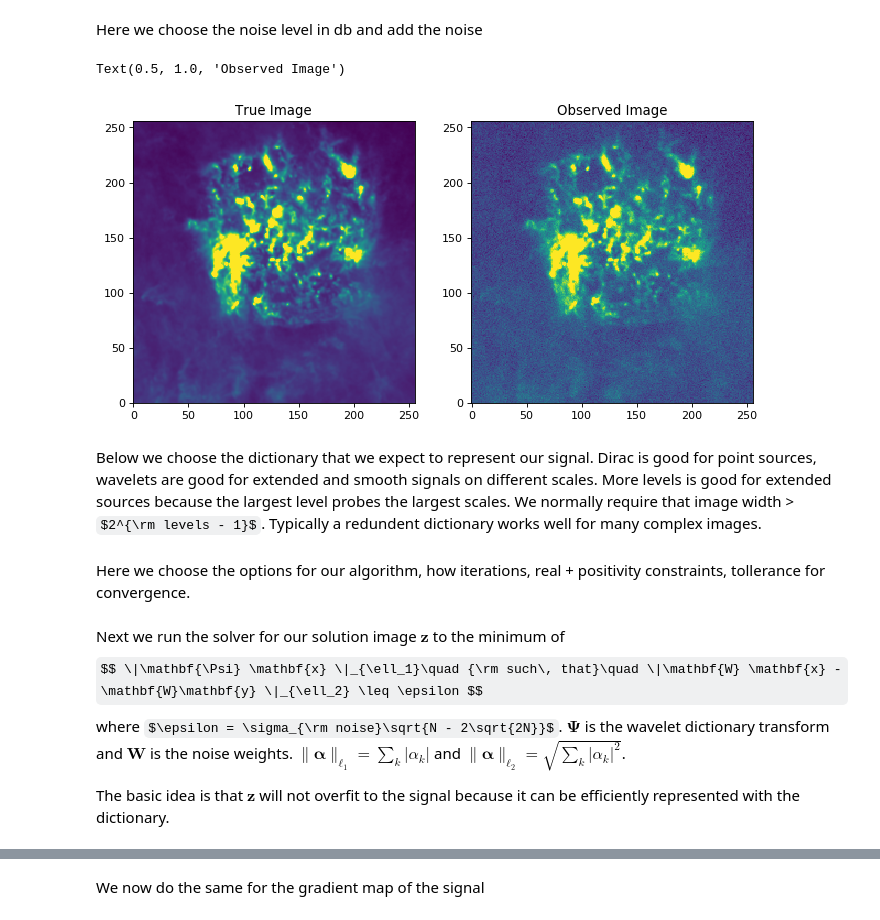
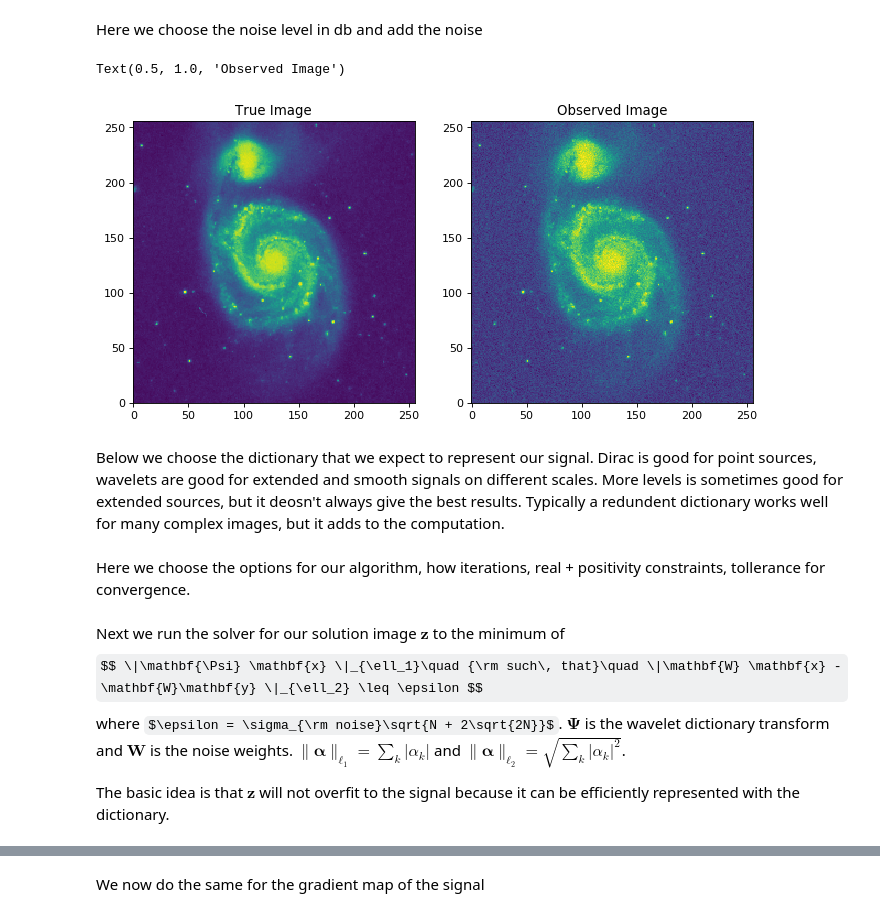
Before and after one commit to Luke-Pratley/Clear-Skies, a Jupyter notebook: examples/2d_denoising_example.ipynb, the cells around one changed output, grey strips where cells are left out. Cells and saved outputs as stored; diff of their text form; code cells hidden in the pictures; some formulas as TeX source.

```diff
--- a/examples/2d_denoising_example.ipynb
+++ b/examples/2d_denoising_example.ipynb
@@ -24,7 +25,7 @@ def open_header(image_file):
 # %% [markdown]
 Here we load the ground truth image
 # %%
-input_file = "../data/lmc.fits"
+input_file = "../data/M51.fits"
 
 x_true = open_fits(input_file)
 header = open_header(input_file)
@@ -33,21 +34,21 @@ Here we choose the noise level in db and add the noise
 # %%
 ISNR = 20. #in db (relative to the input signal)
 sigma = 10**(-ISNR/20.) * np.sqrt(np.sum(np.abs(x_true)**2)/(x_true.shape[0] * x_true.shape[1]))
 width, height = x_true.shape
 
 W = np.ones(x_true.shape)
 
 y = W * x_true + np.random.normal(0, sigma, x_true.shape)
 fig, ax = plt.subplots(nrows=1, ncols=2, figsize=(10, 7), dpi=80, sharey=False, sharex=True)
-ax[0].imshow(x_true, vmax=np.max(x_true) * 0.1,origin='lower')
+ax[0].imshow(x_true, vmax=np.max(x_true) * 1,origin='lower')
 ax[0].set_title("True Image")
-ax[1].imshow(y, vmax=np.max(x_true) * 0.1,origin='lower')
+ax[1].imshow(y, vmax=np.max(x_true) * 1,origin='lower')
 ax[1].set_title("Observed Image")
 # %% [output]
 Text(0.5, 1.0, 'Observed Image')
-[figure, old version]
+[figure, new version]
 # %% [markdown]
-Below we choose the dictionary that we expect to represent our signal. Dirac is good for point sources, wavelets are good for extended and smooth signals on different scales. More levels is good for extended sources because the largest level probes the largest scales. We normally require that image width > $2^{\rm levels - 1}$. Typically a redundent dictionary works well for many complex images.
+Below we choose the dictionary that we expect to represent our signal. Dirac is good for point sources, wavelets are good for extended and smooth signals on different scales. More levels is sometimes good for extended sources, but it deosn't always give the best results. Typically a redundent dictionary works well for many complex images, but it adds to the computation.
 # %%
 wav = ["db1", "db2", "db3", "db4","db5", "db6", "db7", "db8"]
 #wav = ["db8"]
@@ -61,7 +62,7 @@ beta = 1e-3
 # %% [markdown]
 Next we run the solver for our solution image $\mathbf{z}$ to the minimum of
 $$ \|\mathbf{\Psi} \mathbf{x} \|_{\ell_1}\quad {\rm such\, that}\quad \|\mathbf{W} \mathbf{x} - \mathbf{W}\mathbf{y} \|_{\ell_2} \leq \epsilon $$
-where $\epsilon = \sigma_{\rm noise}\sqrt{N - 2\sqrt{2N}}$. $\mathbf{\Psi}$ is the wavelet dictionary transform and $\mathbf{W}$ is the noise weights. $\|\mathbf{\alpha} \|_{\ell_1} = \sum_k |\alpha_k|$ and $\|\mathbf{\alpha} \|_{\ell_2} = \sqrt{\sum_k |\alpha_k|^2}$.
+where $\epsilon = \sigma_{\rm noise}\sqrt{N + 2\sqrt{2N}}$. $\mathbf{\Psi}$ is the wavelet dictionary transform and $\mathbf{W}$ is the noise weights. $\|\mathbf{\alpha} \|_{\ell_1} = \sum_k |\alpha_k|$ and $\|\mathbf{\alpha} \|_{\ell_2} = \sqrt{\sum_k |\alpha_k|^2}$.
 
 The basic idea is that $\mathbf{z}$  will not overfit to the signal because it can be efficiently represented with the dictionary.
 # %%
```
Also changed, not shown: parts of 7 cells of this notebook.
